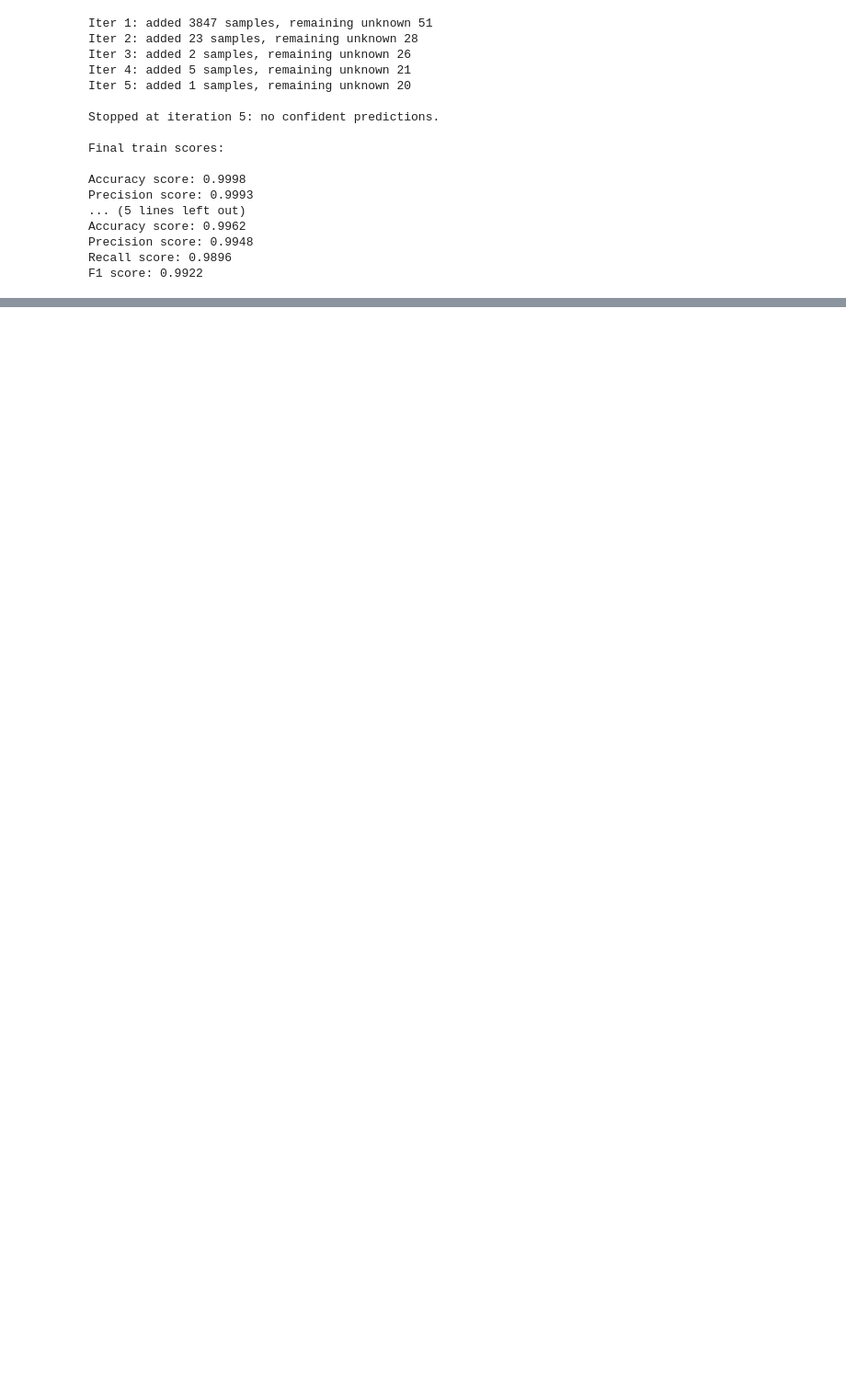
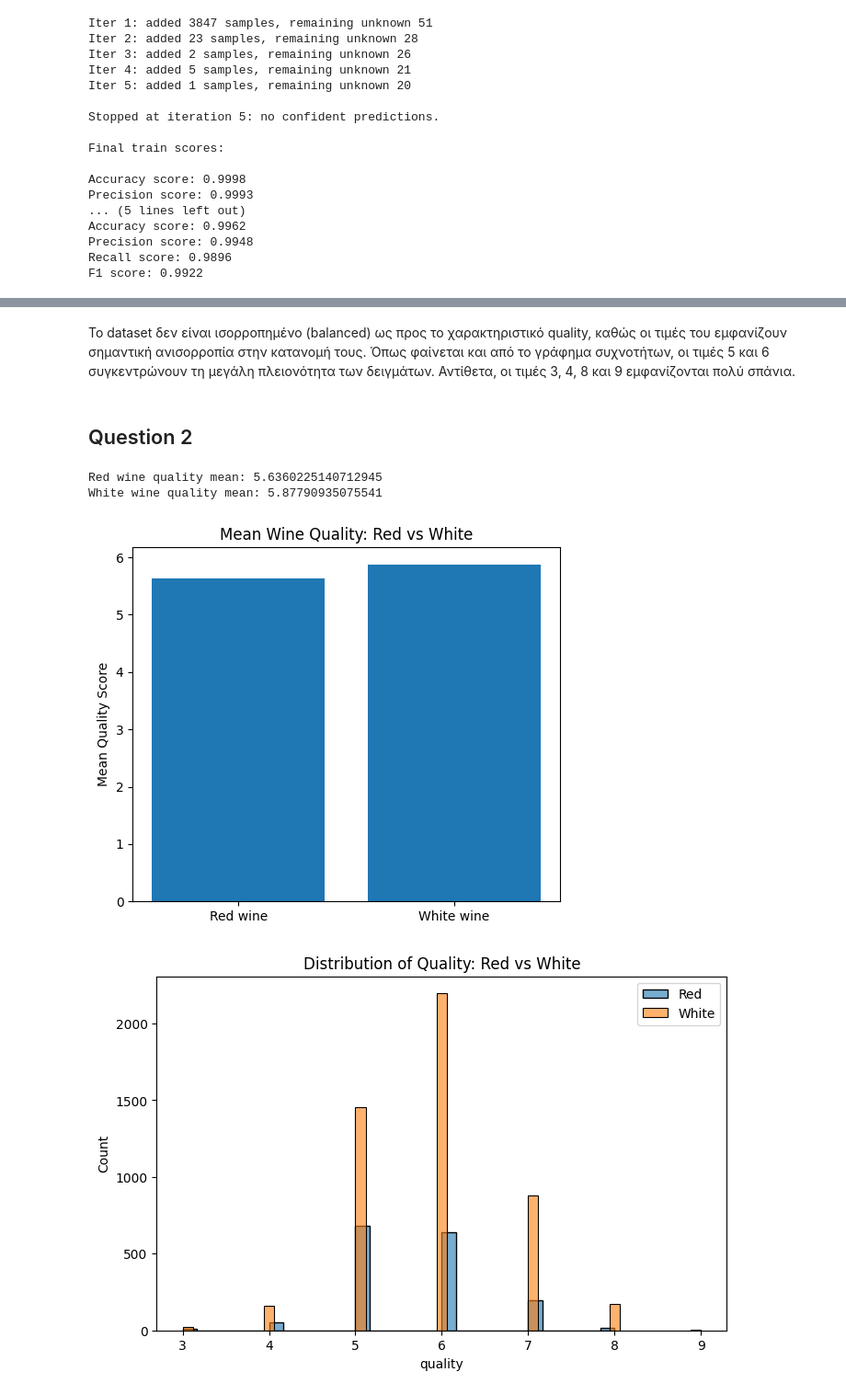
Before and after one commit to skolix15/Machine_Learning_2025, a Jupyter notebook: Exercise_four_(4).ipynb, the cells around one changed output, grey strips where cells are left out. Shown at 92% size. Drawn from its saved outputs; the diff is of its cells as text; code cells hidden in the pictures; blank space fills up the shorter version.

```diff
--- a/Exercise_four_(4).ipynb
+++ b/Exercise_four_(4).ipynb
@@ -443,0 +454,37 @@ F1 score: 0.9922
+# %% [markdown]
+Το dataset δεν είναι ισορροπημένο (balanced) ως προς το χαρακτηριστικό quality, καθώς οι τιμές του εμφανίζουν σημαντική ανισορροπία στην κατανομή τους. Όπως φαίνεται και από το γράφημα συχνοτήτων, οι τιμές 5 και 6 συγκεντρώνουν τη μεγάλη πλειονότητα των δειγμάτων. Αντίθετα, οι τιμές 3, 4, 8 και 9 εμφανίζονται πολύ σπάνια.
+# %% [markdown]
+## Question 2
+# %%
+# Separate dataset into two subsets
+red_wine = df_full[df_full['type'] == "red"]
+white_wine = df_full[df_full['type'] == 'white']
+
+# Calculte mean of both subsets
+red_wine_mean = red_wine['quality'].mean()
+white_wine_mean = white_wine['quality'].mean()
+# Print results
+print("Red wine quality mean:", red_wine_mean)
+print("White wine quality mean:", white_wine_mean)
+print("\n")
+
+# Create plot with means
+plt.figure(figsize=(6,5))
+plt.bar(x=["Red wine", "White wine"], height=[red_wine_mean, white_wine_mean])
+plt.ylabel("Mean Quality Score")
+plt.title("Mean Wine Quality: Red vs White")
+plt.show()
+print("\n")
+
+# Create histogram
+plt.figure(figsize=(8,5))
+sns.histplot(red_wine["quality"], label="Red", alpha=0.6)
+sns.histplot(white_wine["quality"], label="White", alpha=0.6)
+plt.legend()
+plt.title("Distribution of Quality: Red vs White")
+plt.show()
+# %% [output]
+Red wine quality mean: 5.6360225140712945
+White wine quality mean: 5.87790935075541
+[figure, added]
+[figure, added]
```
Also changed, not shown: parts of 47 cells of this notebook.
